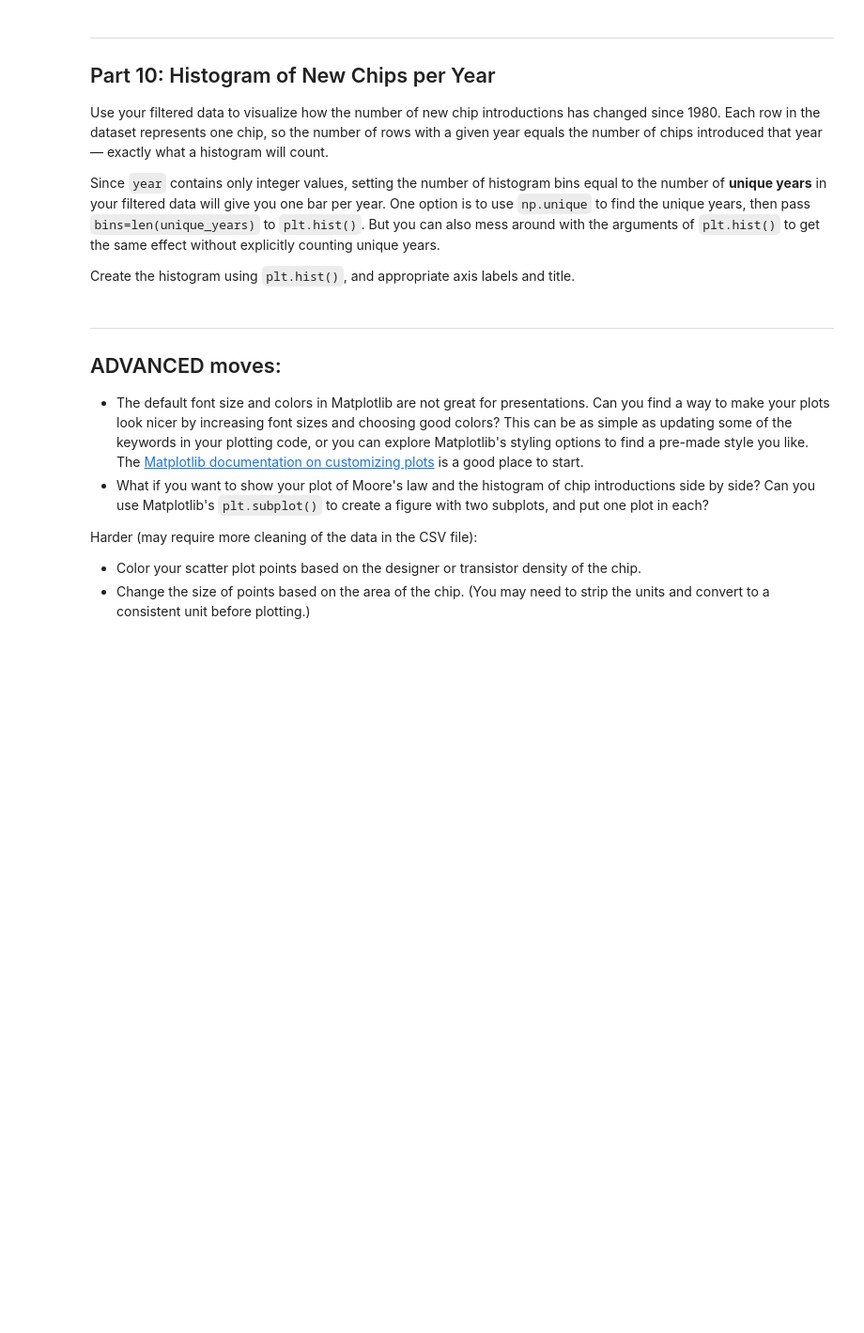
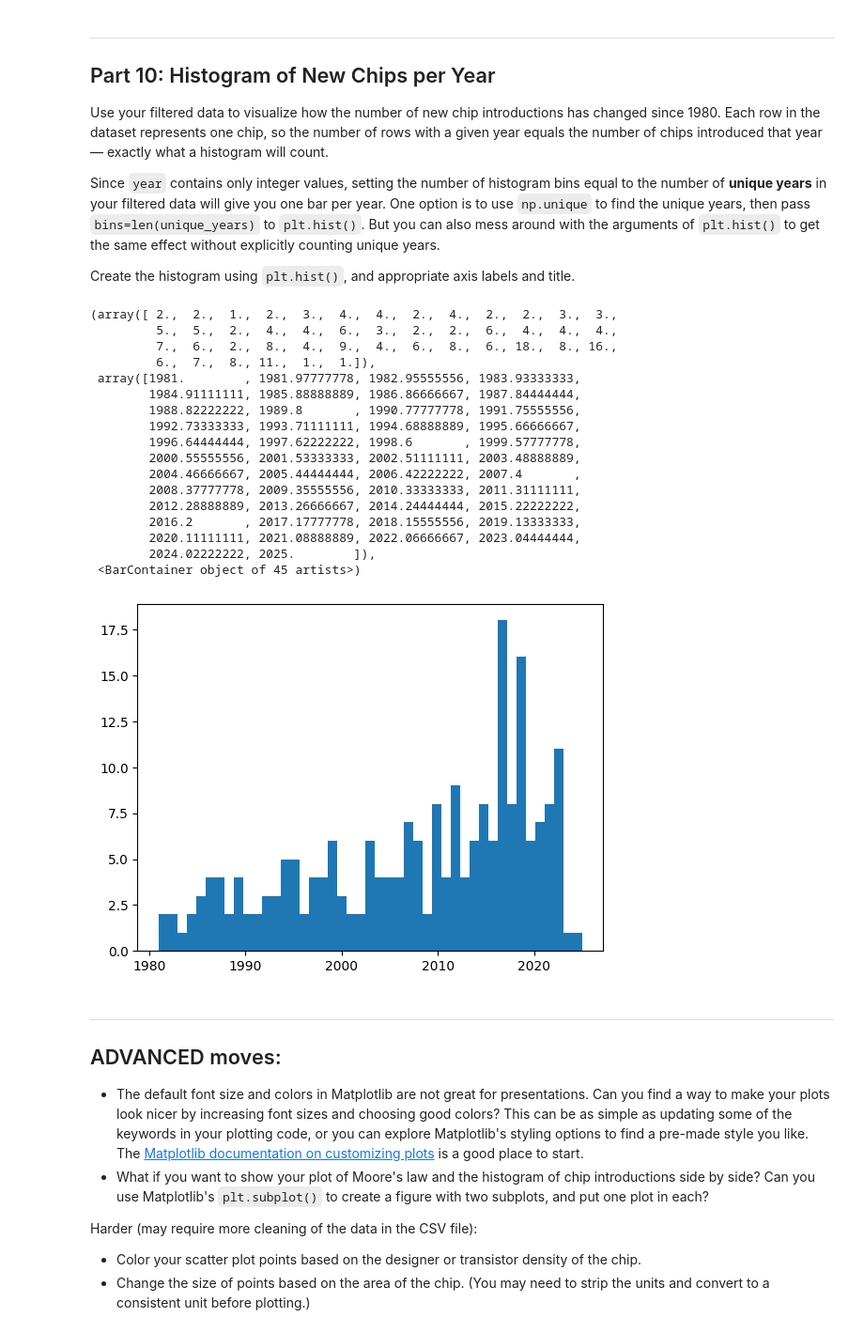
Before and after one commit to tylerrom/numerical-methods, a Jupyter notebook: assignments/week_06/mooreslaw.ipynb, the cells around one changed output. Shown at 94% size. Cells and saved outputs as stored; diff of their text form; code cells hidden in the pictures; blank space fills up the shorter version.

```diff
--- a/assignments/week_06/mooreslaw.ipynb
+++ b/assignments/week_06/mooreslaw.ipynb
@@ -445,3 +455,7 @@ Create a boolean mask for entries where `year > 1980`. Apply it to both `year` a
 # %%
 # Create a boolean mask for year > 1980; apply it to year and transistor_count;
 # print the first 5 values of each filtered array
+mask = year > 1980
+year_filtered = year[mask]
+transistor_count_filtered = transistor_count[mask]
+print(year_filtered[:5])
@@ -458,6 +474,27 @@ Create the histogram using `plt.hist()`, and appropriate axis labels and title.
 # %%
 # Histogram of chip introductions per year (post-1980 only)
 # Set bins = number of unique years in the filtered data
+np.histogram(year_filtered, bins=np.unique(year_filtered).size)
+plt.hist(year_filtered, bins=np.unique(year_filtered).size)
+# %% [output]
+(array([ 2.,  2.,  1.,  2.,  3.,  4.,  4.,  2.,  4.,  2.,  2.,  3.,  3.,
+         5.,  5.,  2.,  4.,  4.,  6.,  3.,  2.,  2.,  6.,  4.,  4.,  4.,
+         7.,  6.,  2.,  8.,  4.,  9.,  4.,  6.,  8.,  6., 18.,  8., 16.,
+         6.,  7.,  8., 11.,  1.,  1.]),
+ array([1981.        , 1981.97777778, 1982.95555556, 1983.93333333,
+        1984.91111111, 1985.88888889, 1986.86666667, 1987.84444444,
+        1988.82222222, 1989.8       , 1990.77777778, 1991.75555556,
+        1992.73333333, 1993.71111111, 1994.68888889, 1995.66666667,
+        1996.64444444, 1997.62222222, 1998.6       , 1999.57777778,
+        2000.55555556, 2001.53333333, 2002.51111111, 2003.48888889,
+        2004.46666667, 2005.44444444, 2006.42222222, 2007.4       ,
+        2008.37777778, 2009.35555556, 2010.33333333, 2011.31111111,
+        2012.28888889, 2013.26666667, 2014.24444444, 2015.22222222,
+        2016.2       , 2017.17777778, 2018.15555556, 2019.13333333,
+        2020.11111111, 2021.08888889, 2022.06666667, 2023.04444444,
+        2024.02222222, 2025.        ]),
+ <BarContainer object of 45 artists>)
+[figure, added]
 # %% [markdown]
 ---
 
```
Also changed, not shown: parts of 9 cells of this notebook.
